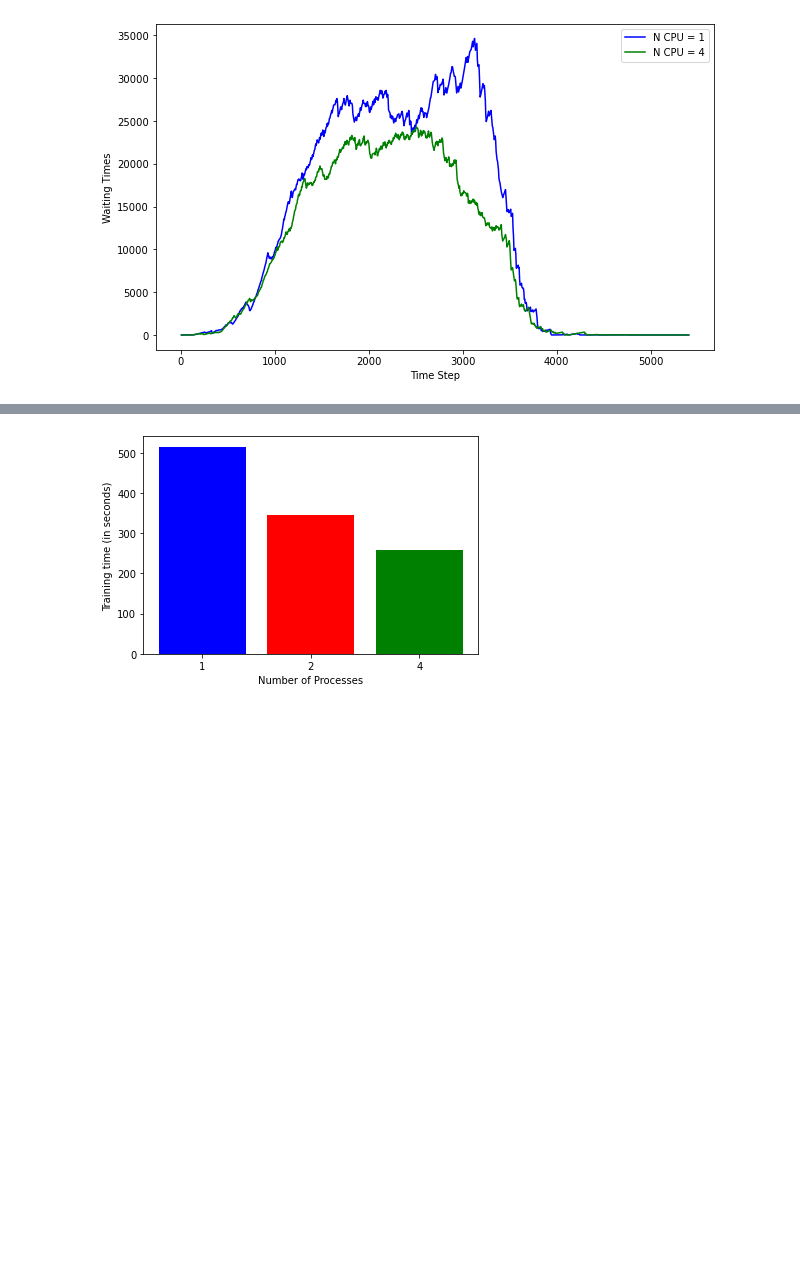
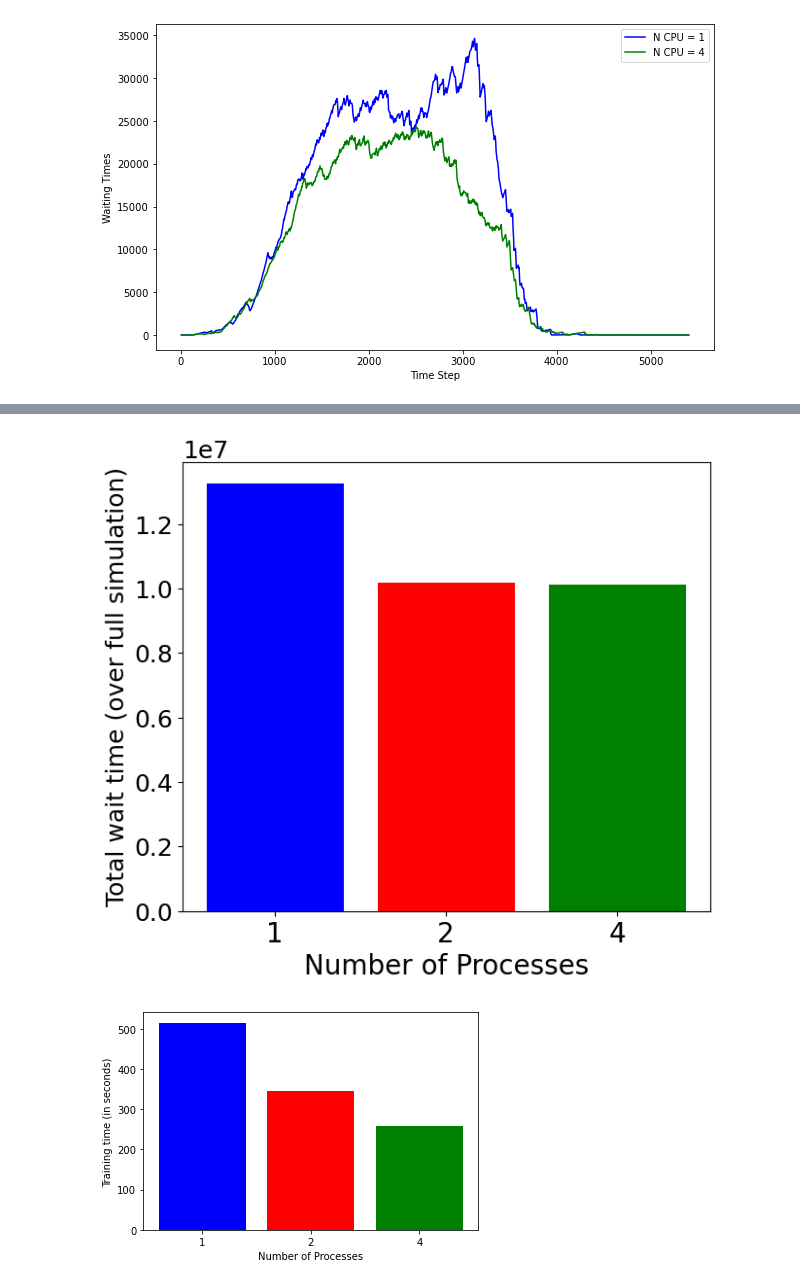
Before and after one commit to intelligent-traffic-signal/mini-proj-traffic, a Jupyter notebook: strategies/sumoRL/Graphs/A2C_Comparitives.ipynb, the cells around one changed output, grey strips where cells are left out. Drawn from its saved outputs; the diff is of its cells as text; code cells hidden in the pictures; blank space fills up the shorter version.

```diff
--- a/strategies/sumoRL/Graphs/A2C_Comparitives.ipynb
+++ b/strategies/sumoRL/Graphs/A2C_Comparitives.ipynb
@@ -71,3 +113,24 @@ fig.savefig('A2C_comp/wait_time_bar', dpi=96)
+# %%
+ncpu1_wait_time = sum(ncpu1_y)
+ncpu2_wait_time = sum(ncpu2_y)
+ncpu4_wait_time = sum(ncpu4_y)
+wait_times = [ncpu1_wait_time, ncpu2_wait_time, ncpu4_wait_time]
+
+fig, ax = plt.subplots()
+
+plt.bar(['1', '2', '4'], wait_times, color=['blue', 'red', 'green'])
+plt.xlabel('Number of Processes', fontsize=20)
+plt.ylabel('Total wait time (over full simulation)', fontsize =18)
+
+plt.xticks(fontsize=20)
+plt.yticks(fontsize=18)
+ax.yaxis.offsetText.set_fontsize(18)
+
+# fig = plt.gcf()
+fig.set_size_inches(7, 6)
+fig.savefig('A2C_comp/wait_time_bar.eps', dpi=96, format = "eps")
+# %% [output]
+[figure, added]
 # %%
 ncpu1_train_time = 515.198
 ncpu2_train_time = 344.861
```
Also changed, not shown: parts of 5 cells of this notebook, 11 other files.
